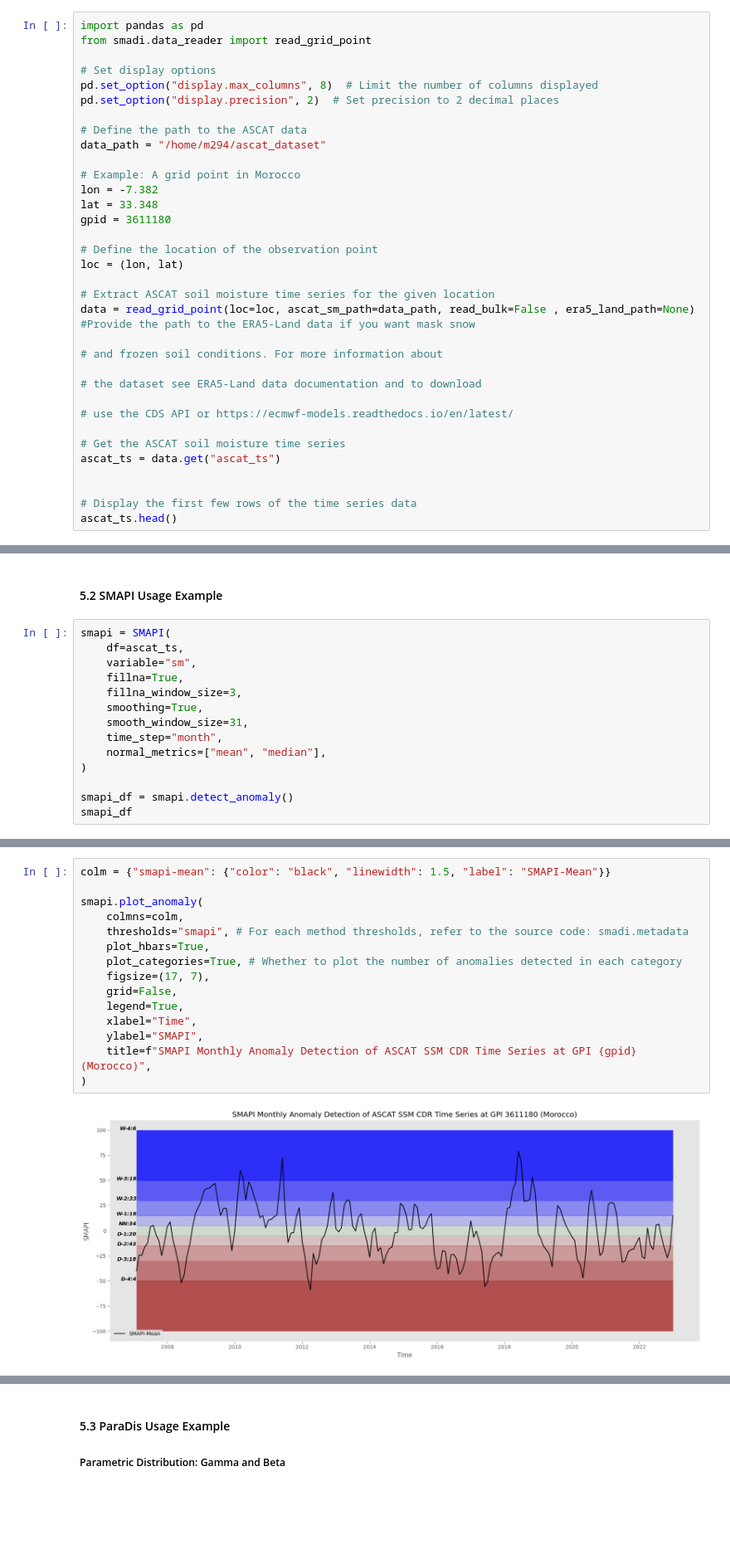
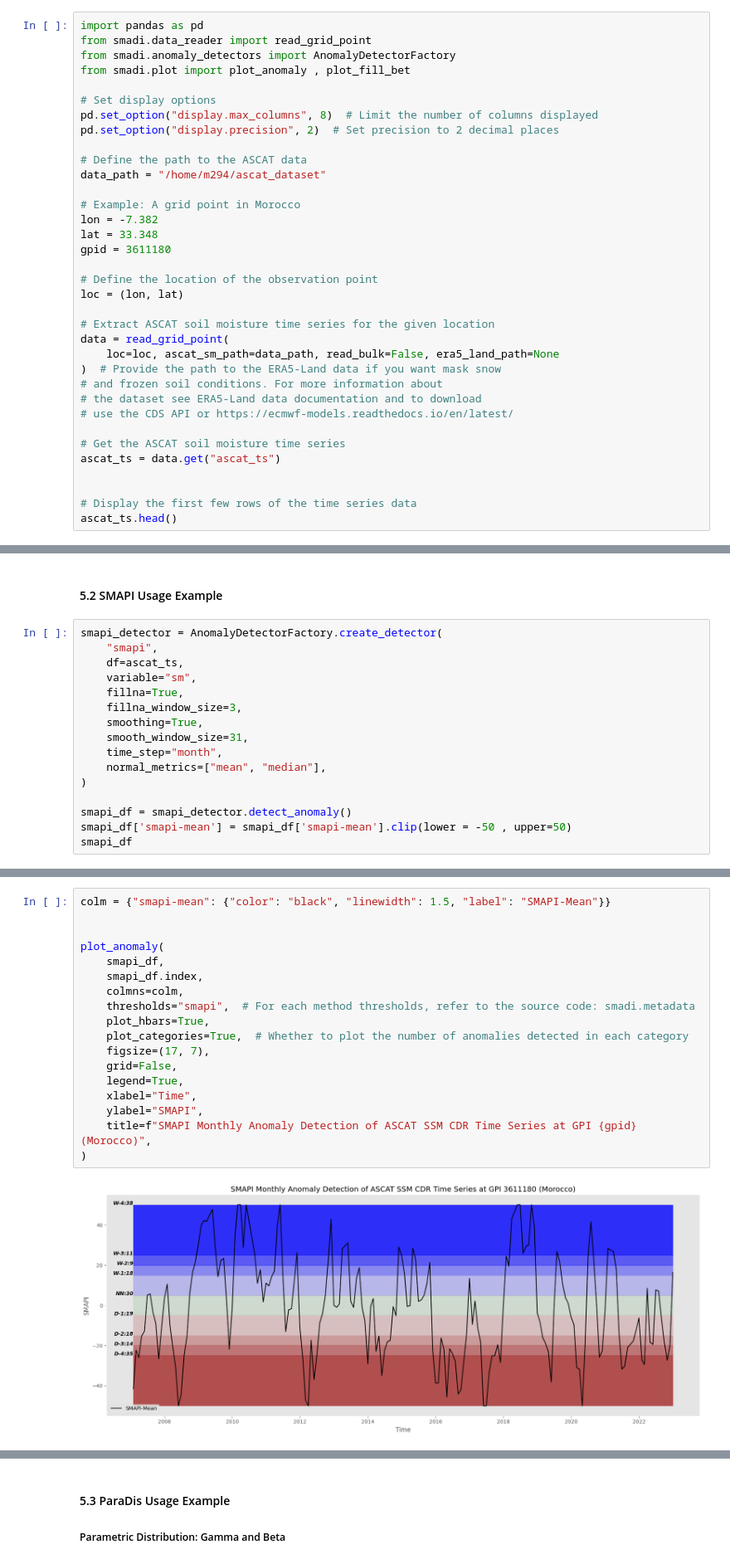
Before and after one commit to MuhammedM294/smadi, a Jupyter notebook: docs/examples/detect_the_anomlies.ipynb, the cells around one changed output, grey strips where cells are left out. Shown at 83% size. Drawn from its saved outputs; the diff is of its cells as text; blank space fills up the shorter version.

```diff
--- a/docs/examples/detect_the_anomlies.ipynb
+++ b/docs/examples/detect_the_anomlies.ipynb
@@ -32,6 +20,8 @@ from smadi.anomaly_detectors import (
 # %%
 import pandas as pd
 from smadi.data_reader import read_grid_point
+from smadi.anomaly_detectors import AnomalyDetectorFactory
+from smadi.plot import plot_anomaly , plot_fill_bet
 
 # Set display options
 pd.set_option("display.max_columns", 8)  # Limit the number of columns displayed
@@ -49,10 +39,12 @@ gpid = 3611180
 loc = (lon, lat)
 
 # Extract ASCAT soil moisture time series for the given location
-data = read_grid_point(loc=loc, ascat_sm_path=data_path, read_bulk=False , era5_land_path=None) #Provide the path to the ERA5-Land data if you want mask snow
-                                                                                                # and frozen soil conditions. For more information about
-                                                                                                # the dataset see ERA5-Land data documentation and to download
-                                                                                                # use the CDS API or https://ecmwf-models.readthedocs.io/en/latest/
+data = read_grid_point(
+    loc=loc, ascat_sm_path=data_path, read_bulk=False, era5_land_path=None
+)  # Provide the path to the ERA5-Land data if you want mask snow
+# and frozen soil conditions. For more information about
+# the dataset see ERA5-Land data documentation and to download
+# use the CDS API or https://ecmwf-models.readthedocs.io/en/latest/
 
 # Get the ASCAT soil moisture time series
 ascat_ts = data.get("ascat_ts")
@@ -136,7 +134,8 @@ zscore.plot_fill_bet(
 # %% [markdown]
 #### 5.2 SMAPI Usage Example
 # %%
-smapi = SMAPI(
+smapi_detector = AnomalyDetectorFactory.create_detector(
+    "smapi",
     df=ascat_ts,
     variable="sm",
     fillna=True,
@@ -147,7 +146,8 @@ smapi = SMAPI(
     normal_metrics=["mean", "median"],
 )
 
-smapi_df = smapi.detect_anomaly()
+smapi_df = smapi_detector.detect_anomaly()
+smapi_df['smapi-mean'] = smapi_df['smapi-mean'].clip(lower = -50 , upper=50)
 smapi_df
 # %% [output]
 |  | sm-mean | norm-mean | norm-median | smapi-mean | smapi-median |
@@ -166,18 +166,21 @@ smapi_df
 # %%
 colm = {"smapi-mean": {"color": "black", "linewidth": 1.5, "label": "SMAPI-Mean"}}
 
-smapi.plot_anomaly(
+
+plot_anomaly(
+    smapi_df,
+    smapi_df.index,
     colmns=colm,
-    thresholds="smapi", # For each method thresholds, refer to the source code: smadi.metadata
+    thresholds="smapi",  # For each method thresholds, refer to the source code: smadi.metadata
     plot_hbars=True,
-    plot_categories=True, # Whether to plot the number of anomalies detected in each category
+    plot_categories=True,  # Whether to plot the number of anomalies detected in each category
     figsize=(17, 7),
     grid=False,
     legend=True,
     xlabel="Time",
     ylabel="SMAPI",
     title=f"SMAPI Monthly Anomaly Detection of ASCAT SSM CDR Time Series at GPI {gpid} (Morocco)",
 )
 # %% [output]
-[figure, old version]
+[figure, new version]
 # %%
```
Also changed, not shown: parts of 13 cells of this notebook, 8 other files.
